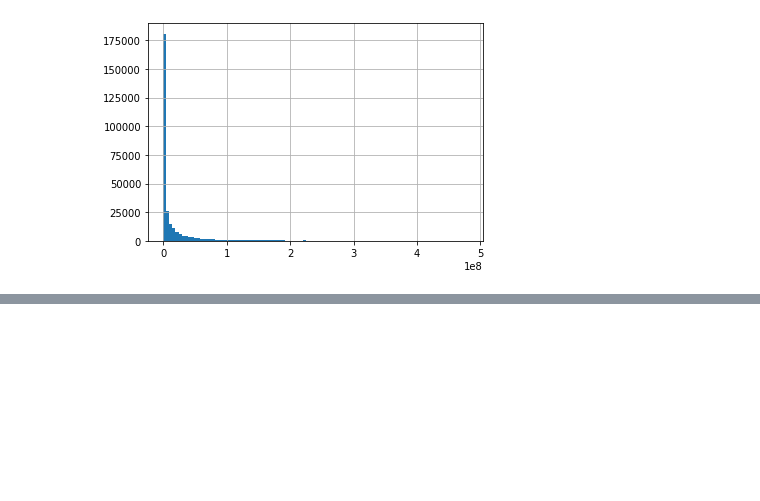
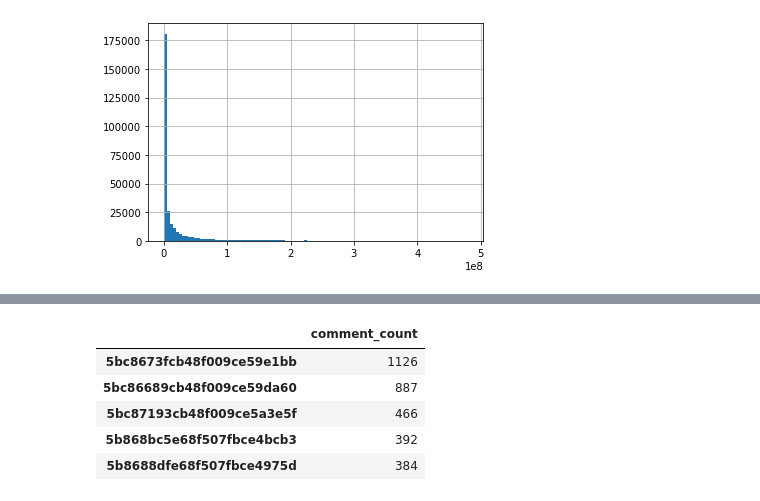
Before and after one commit to JaccoKiezebrink/2IMP40, a Jupyter notebook: DataCollection.ipynb, the cells around one changed output, grey strips where cells are left out. Cells and saved outputs as stored; diff of their text form; code cells hidden in the pictures; blank space fills up the shorter version.

```diff
--- a/DataCollection.ipynb
+++ b/DataCollection.ipynb
@@ -288,0 +324,11 @@ dfTime['time_diff'].dt.total_seconds().hist(bins=100)
+# %%
+# Get number of comments per issue by counting unique issue_id
+issue_comment_count = df_comments['issue_id'].value_counts().to_frame(name='comment_count')
+issue_comment_count.head()
+# %% [output]
+|  | comment_count |
+| 5bc8673fcb48f009ce59e1bb | 1126 |
+| 5bc86689cb48f009ce59da60 | 887 |
+| 5bc87193cb48f009ce5a3e5f | 466 |
+| 5b868bc5e68f507fbce4bcb3 | 392 |
+| 5b8688dfe68f507fbce4975d | 384 |
```
Also changed, not shown: parts of 9 cells of this notebook.
